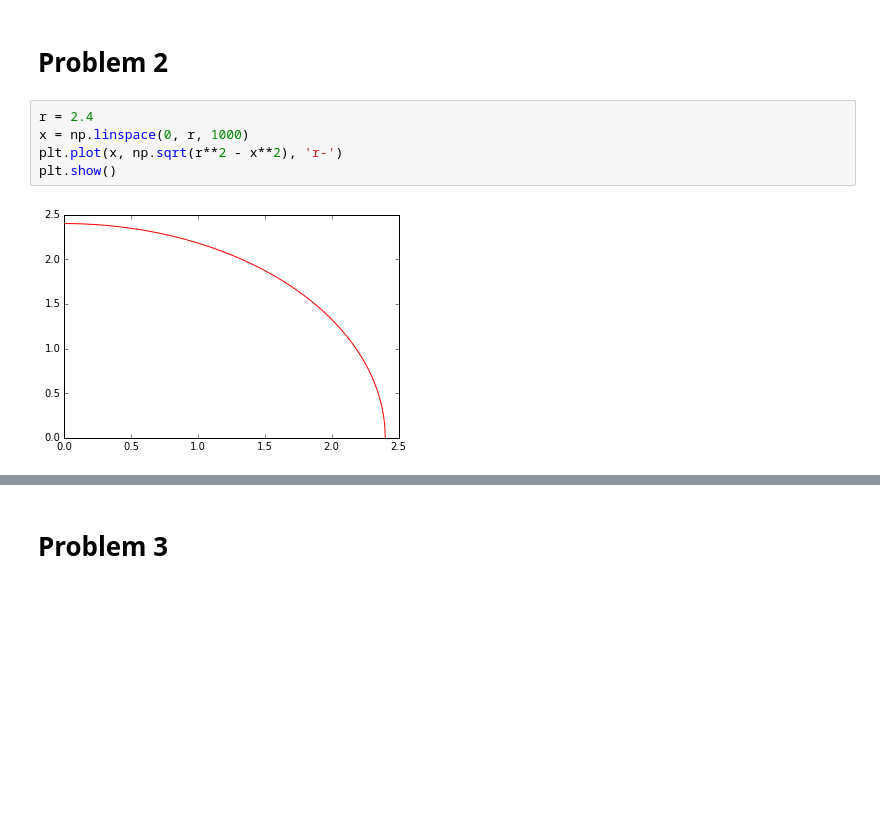
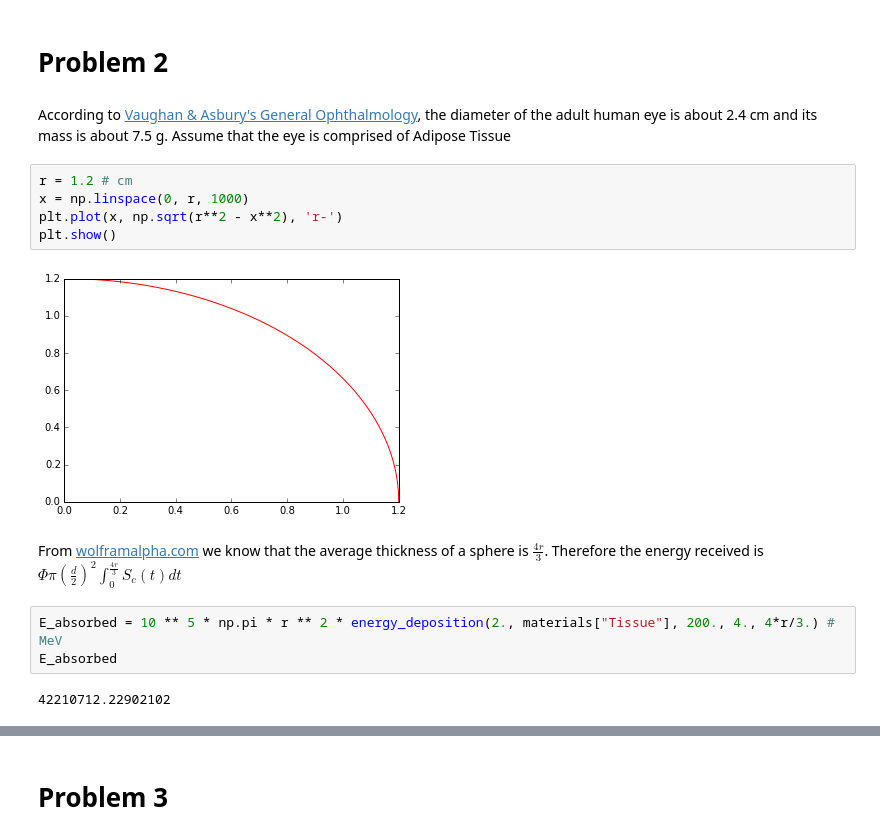
Before and after one commit to piovere/nucnotes, a Jupyter notebook: ne551/exams/NE551 Midterm #1.ipynb, the cells around one changed output, grey strips where cells are left out. Drawn from its saved outputs; the diff is of its cells as text; blank space fills up the shorter version.

```diff
--- a/ne551/exams/NE551 Midterm #1.ipynb
+++ b/ne551/exams/NE551 Midterm #1.ipynb
@@ -172,10 +205,19 @@ plt.show()
 [figure]
 # %% [markdown]
 # Problem 2 #
+# %% [markdown]
+According to [Vaughan & Asbury's General Ophthalmology](http://accessmedicine.mhmedical.com/content.aspx?sectionid=40229318&bookid=387&jumpsectionID=40229430&Resultclick=2), the diameter of the adult human eye is about 2.4 cm and its mass is about 7.5 g. Assume that the eye is comprised of Adipose Tissue
 # %%
-r = 2.4
+r = 1.2 # cm
 x = np.linspace(0, r, 1000)
 plt.plot(x, np.sqrt(r**2 - x**2), 'r-')
 plt.show()
 # %% [output]
-[figure, old version]
+[figure, new version]
+# %% [markdown]
+From [wolframalpha.com](http://www.wolframalpha.com/input/?i=a+sphere) we know that the average thickness of a sphere is $\frac{4r}{3}$. Therefore the energy received is $\Phi \pi \left( \frac{d}{2} \right)^2 \int_0^{\frac{4 r}{3}} S_c(t) dt$
+# %%
+E_absorbed = 10 ** 5 * np.pi * r ** 2 * energy_deposition(2., materials["Tissue"], 200., 4., 4*r/3.) # MeV
+E_absorbed
+# %% [output]
+42210712.22902102
```
Also changed, not shown: parts of 62 cells of this notebook, 1 other file.
